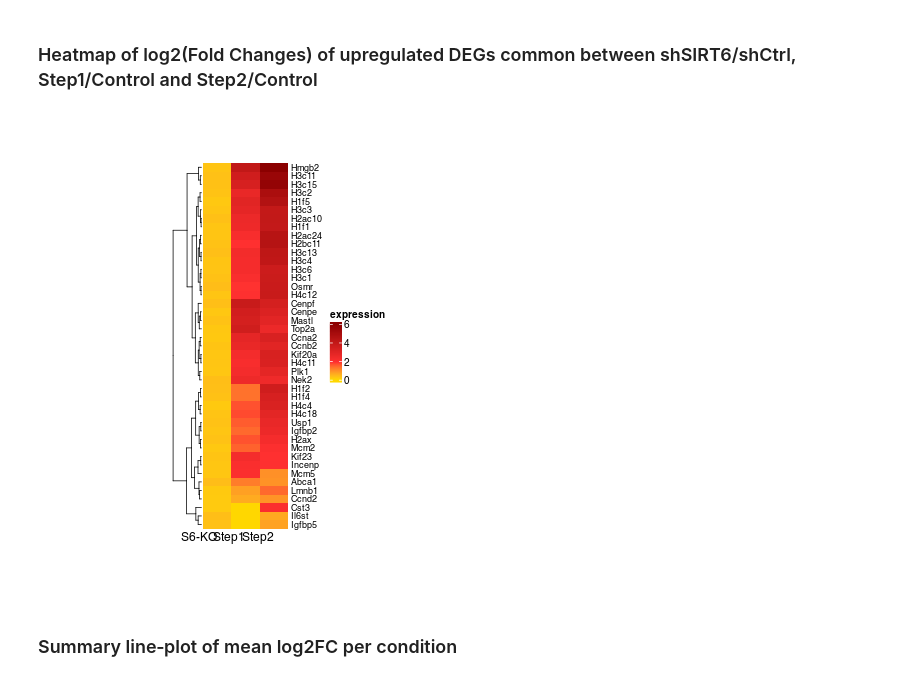
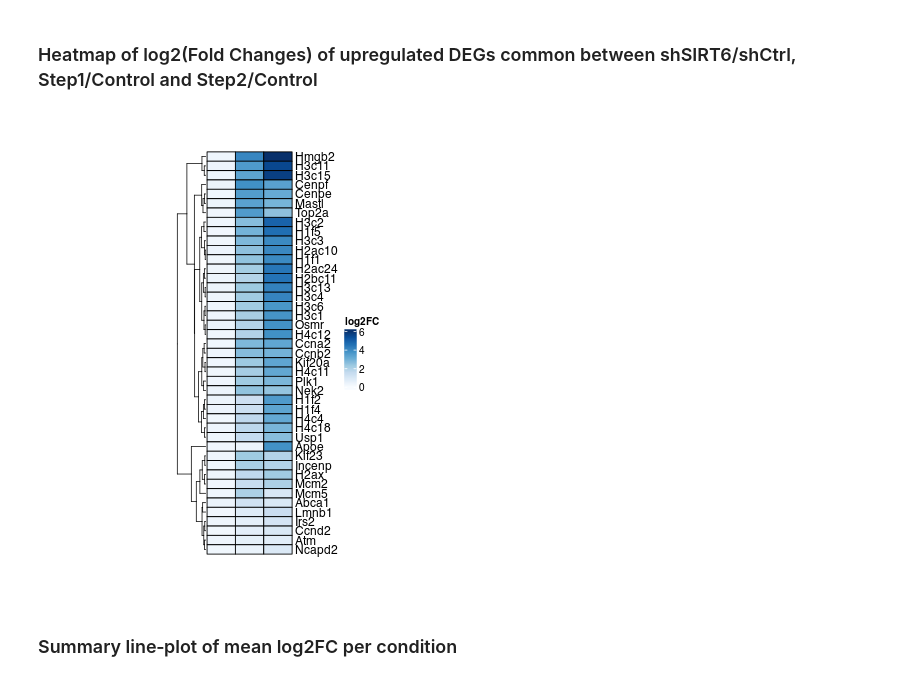
Before and after one commit to SIRT6/Sirt6_hic_paper, a Jupyter notebook: code_HiC/Figure6_RNAseq.ipynb, the cells around one changed output. Drawn from its saved outputs; the diff is of its cells as text; code cells hidden in the pictures.

```diff
--- a/code_HiC/Figure6_RNAseq.ipynb
+++ b/code_HiC/Figure6_RNAseq.ipynb
@@ -1533,8 +1279,8 @@ mart <- useEnsembl("ENSEMBL_MART_ENSEMBL",
 
 # Read Reactome comparisons, extract common genes
 reactome_paths <- list(
-  KO_Step1 = '/tank/projects/kashuk_rnaseq/results_rnaseq/reactome_upregulated_common_DEGs_shSIRT6_Step1.csv',
-  KO_Step2 = '/tank/projects/kashuk_rnaseq/results_rnaseq/reactome_upregulated_common_DEGs_shSIRT6_Step2.csv'
+  KO_Step1 = '/tank/projects/smirnov_rnaseq/kashuk_et_al/reactome_upregulated_common_DEGs_shSIRT6_Step1.csv',
+  KO_Step2 = '/tank/projects/smirnov_rnaseq/kashuk_et_al/reactome_upregulated_common_DEGs_shSIRT6_Step2.csv'
 )
 
 react_df <- lapply(names(reactome_paths), function(tag) {
@@ -1567,9 +1313,9 @@ ann <- getBM(filters    = "external_gene_name",
 
 # Read & stack DEG tables, filtering to those Ensembl IDs
 deg_paths <- list(
-  `S6-KO` = '/tank/projects/kashuk_rnaseq/results_rnaseq/sig_genes_pvalue_0.05_shSIRT6_shCtrl.csv',
-  Step1   = '/tank/projects/kashuk_rnaseq/results_rnaseq/sig_genes_pvalue_0.05_lfc_0.58_Step1_Control.csv',
-  Step2   = '/tank/projects/kashuk_rnaseq/results_rnaseq/sig_genes_pvalue_0.05_lfc_0.58_Step2_Control.csv'
+  `S6-KO` = '/tank/projects/smirnov_rnaseq/kashuk_et_al/sig_genes_pvalue_0_05_shSIRT6_shCtrl.csv',
+  Step1   = '/tank/projects/smirnov_rnaseq/kashuk_et_al/sig_genes_pvalue_0_05_Step1_Control.csv',
+  Step2   = '/tank/projects/smirnov_rnaseq/kashuk_et_al/sig_genes_pvalue_0_05_Step2_Control.csv'
 )
 
 df_long <- bind_rows(lapply(names(deg_paths), function(lbl) {
@@ -1586,41 +1332,40 @@ df_long <- bind_rows(lapply(names(deg_paths), function(lbl) {
   mutate(type = factor(type, levels = c("S6-KO", "Step1", "Step2")))
 
 df_wide <- df_long %>%
   arrange(gene_id) %>%
   pivot_wider(names_from = type, values_from = log2fc)
 
 df_wide <- as.data.frame(df_wide)
 rownames(df_wide) <- df_wide$gene_id
 df_wide$gene_id <- NULL
 
 mat = as.matrix(df_wide)
 mat_scaled = t(apply(mat, 1, scale))
 
 base_mean = rowMeans(mat)
 type = gsub("s\\d+_", "", colnames(mat))
 
-col_fun <- colorRamp2(
-  c(0, median(df_long$log2fc), max(df_long$log2fc)),
-  c("gold", "firebrick1", "red4")
-)
+row_space <- unit(0.33, "cm")
+col_space <- unit(1, "cm")
 
-row_space <- unit(0.3, "cm")
-col_space <- unit(1, "cm")
+col_fun = colorRamp2(seq(0, max(df_long$log2fc), max(df_long$log2fc)/8), brewer.pal(9, "Blues"))
 
 Heatmap(
   mat,
-  name = "expression",
+  name = "log2FC",
+  show_column_names = F,
   col = col_fun,
   column_names_rot = 0,
   show_row_names = TRUE,
   column_order = c("S6-KO", "Step1", "Step2"),
-  row_names_gp = gpar(fontsize = 9),
+  row_names_gp = gpar(fontsize = 12),
+  rect_gp = gpar(col = "black", lwd = 1.2),
   row_labels = rownames(mat),
   row_title_gp = gpar(fontsize = 8),
   width = ncol(mat) * col_space,
   height = nrow(mat) * row_space
 )
 # %% [output]
-[figure, old version]
+[figure, new version]
 # %% [markdown]
 ### Summary line‐plot of mean log2FC per condition
```
Also changed, not shown: parts of 46 cells of this notebook, 1 other file.
